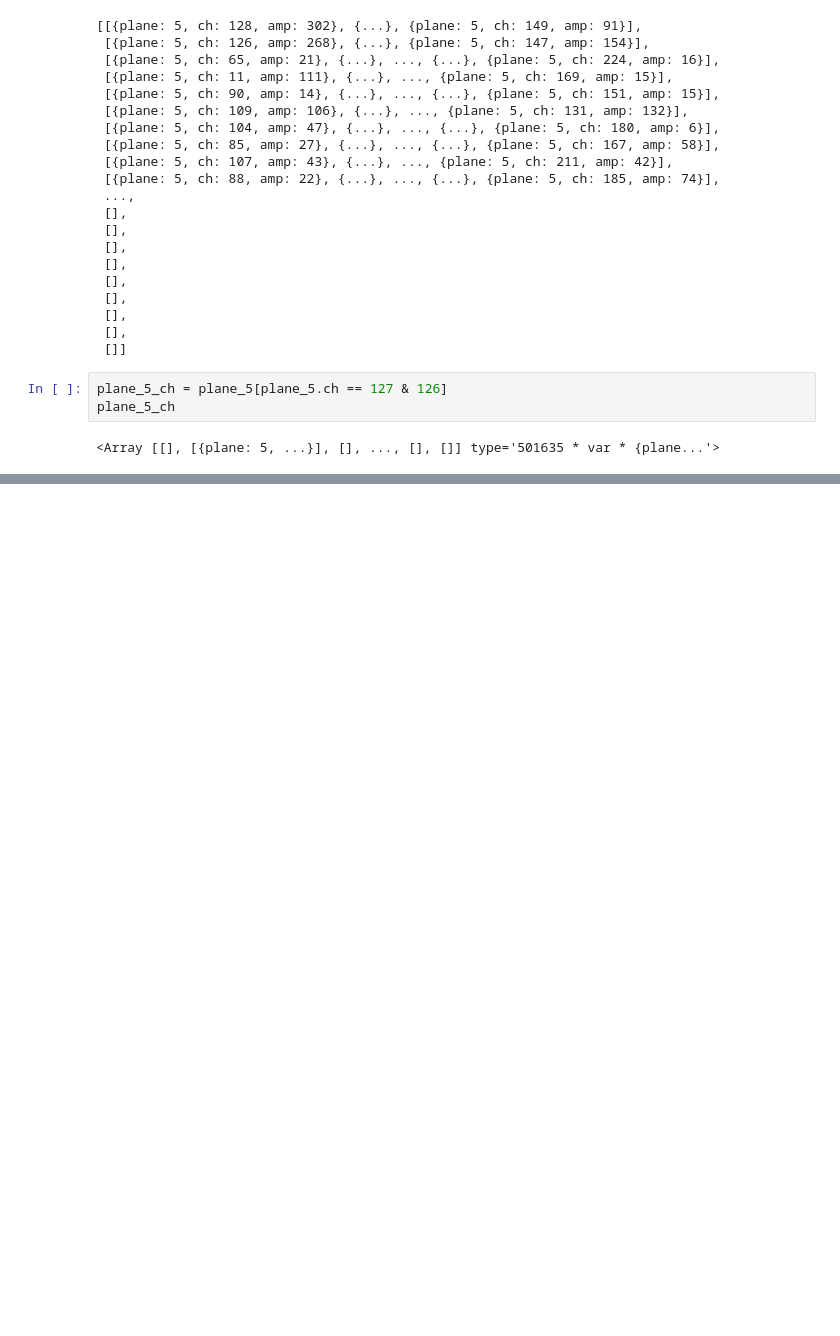
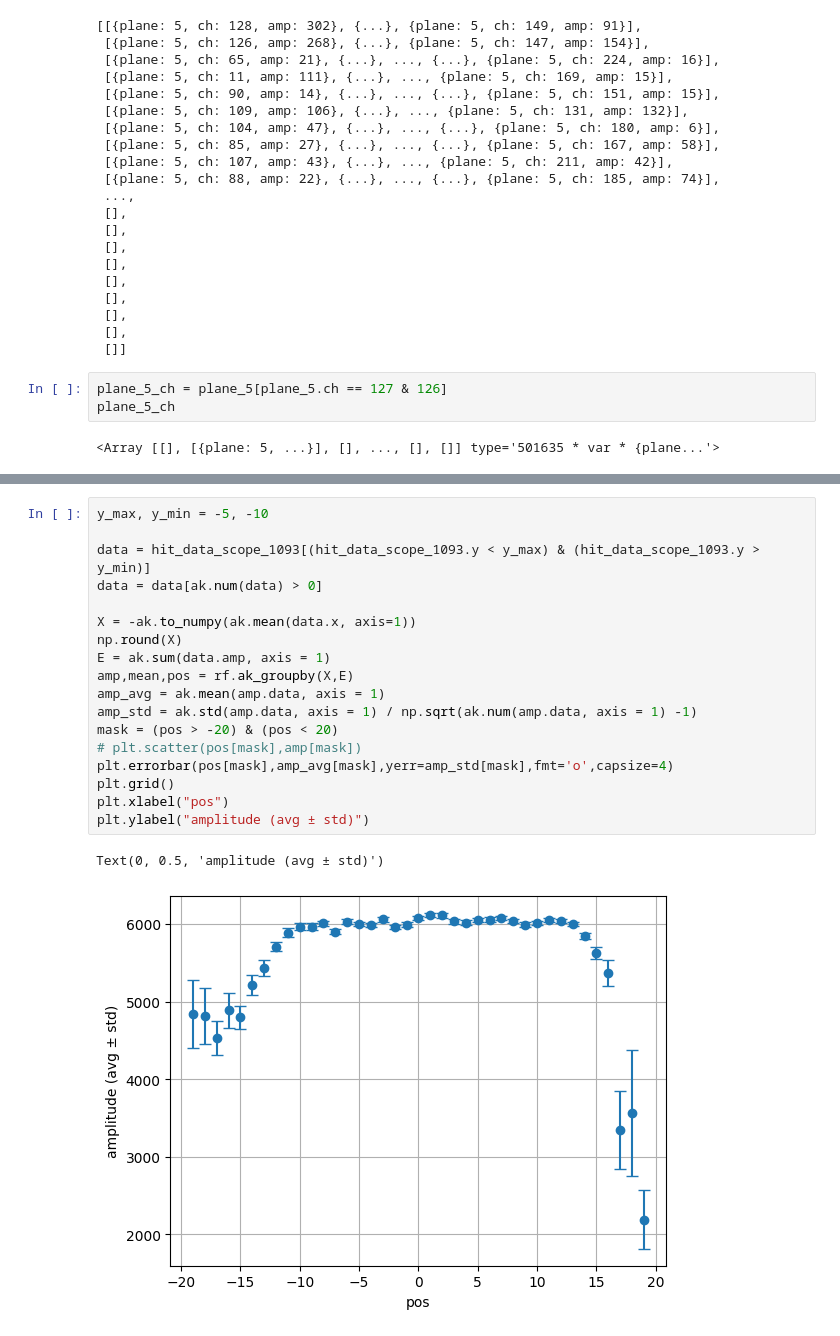
Before and after one commit to Ben-David-Ben/F-Cal-TB-Project, a Jupyter notebook: TB2025_Gap.ipynb, the cells around one changed output, grey strips where cells are left out. Drawn from its saved outputs; the diff is of its cells as text; blank space fills up the shorter version.

```diff
--- a/TB2025_Gap.ipynb
+++ b/TB2025_Gap.ipynb
@@ -264,0 +312,21 @@ plt.show()
+# %%
+y_max, y_min = -5, -10
+
+data = hit_data_scope_1093[(hit_data_scope_1093.y < y_max) & (hit_data_scope_1093.y > y_min)]
+data = data[ak.num(data) > 0]
+
+X = -ak.to_numpy(ak.mean(data.x, axis=1))
+np.round(X)
+E = ak.sum(data.amp, axis = 1)
+amp,mean,pos = rf.ak_groupby(X,E)
+amp_avg = ak.mean(amp.data, axis = 1)
+amp_std = ak.std(amp.data, axis = 1) / np.sqrt(ak.num(amp.data, axis = 1) -1)
+mask = (pos > -20) & (pos < 20)
+# plt.scatter(pos[mask],amp[mask])
+plt.errorbar(pos[mask],amp_avg[mask],yerr=amp_std[mask],fmt='o',capsize=4)
+plt.grid()
+plt.xlabel("pos")
+plt.ylabel("amplitude (avg ± std)")
+# %% [output]
+Text(0, 0.5, 'amplitude (avg ± std)')
+[figure, added]
```
Also changed, not shown: parts of 16 cells of this notebook, 4 other files.
